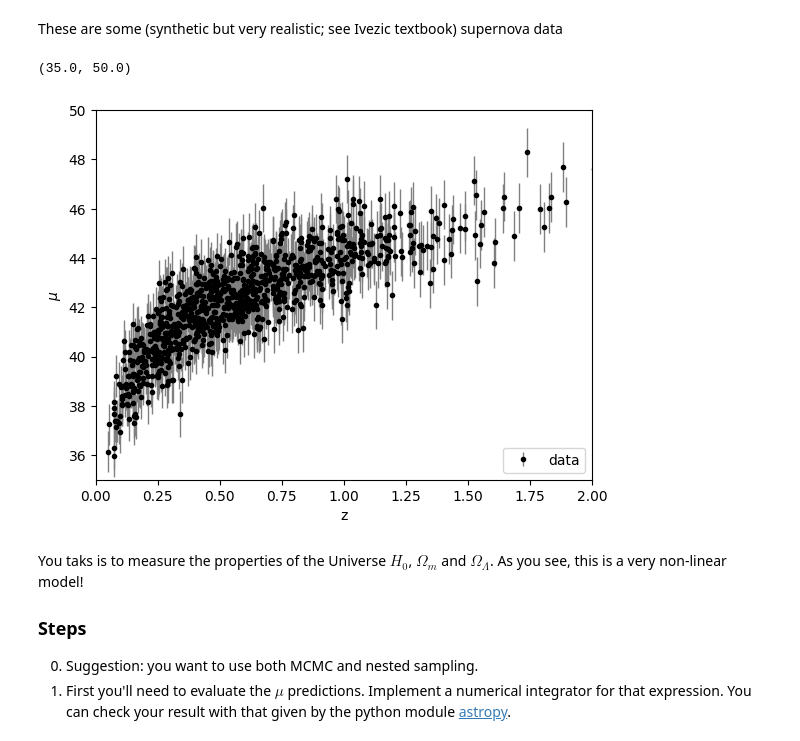
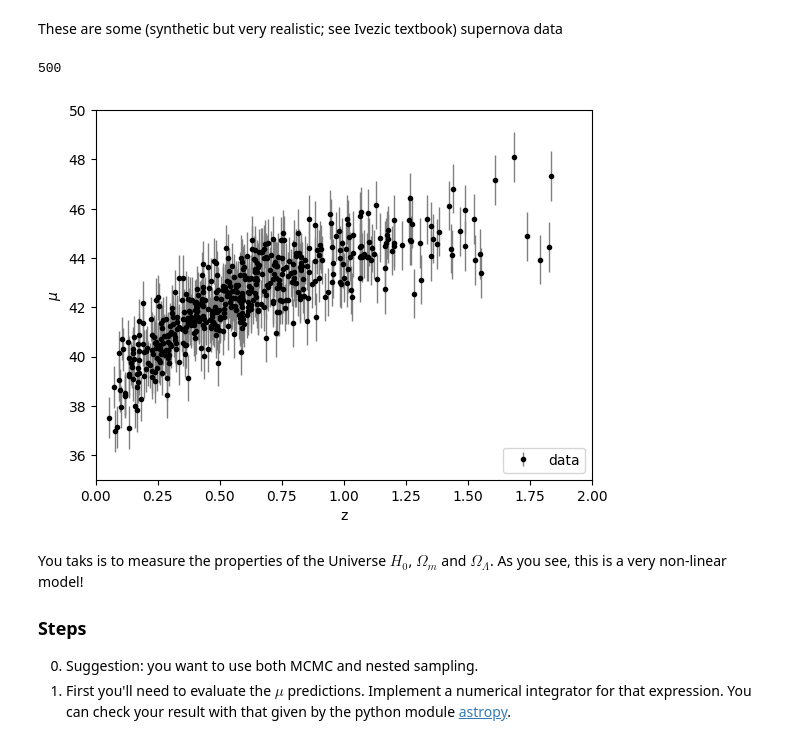
Before and after one commit to dgerosa/machinelearning4physics_bicocca_2024, a Jupyter notebook: lectures/L08_project.ipynb, the cells around one changed output. Drawn from its saved outputs; the diff is of its cells as text; code cells hidden in the pictures.

```diff
--- a/lectures/L08_project.ipynb
+++ b/lectures/L08_project.ipynb
@@ -68,19 +68,21 @@ The [geometry of the universe](https://en.wikipedia.org/wiki/Shape_of_the_univer
 These are some (synthetic but very realistic; see Ivezic textbook) supernova data
 # %%
 from pylab import plt
+import numpy as np
 
-from astroML.datasets import generate_mu_z
-z_sample, mu_sample, dmu = generate_mu_z(1000, random_state=1234)
+z_sample,mu_sample,dmu=np.loadtxt('../datasets/supernovae.txt').T
 
 plt.errorbar(z_sample, mu_sample, dmu, fmt='.k', ecolor='gray', lw=1,label='data')
 plt.xlabel("z")
 plt.ylabel("$\mu$")
 plt.legend(loc='lower right')
 plt.xlim(0,2)
 plt.ylim(35,50)
+
+print(len(z_sample))
 # %% [output]
-(35.0, 50.0)
+500
-[figure, old version]
+[figure, new version]
 # %% [markdown]
 You taks is to measure the properties of the Universe $H_0$, $\Omega_m$ and $\Omega_\Lambda$. As you see, this is a very non-linear model!
 
```
Also changed, not shown: 2 other files.
